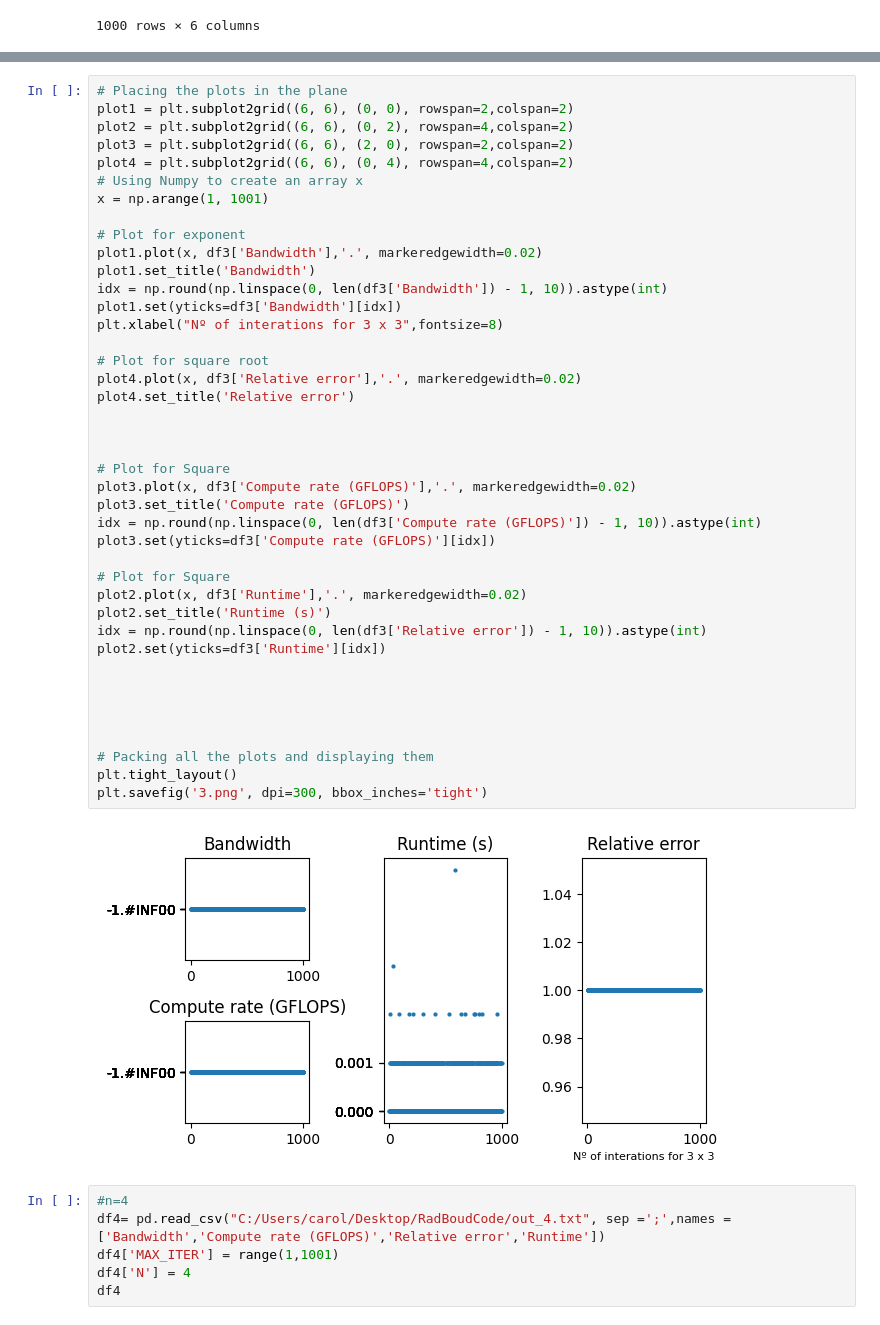
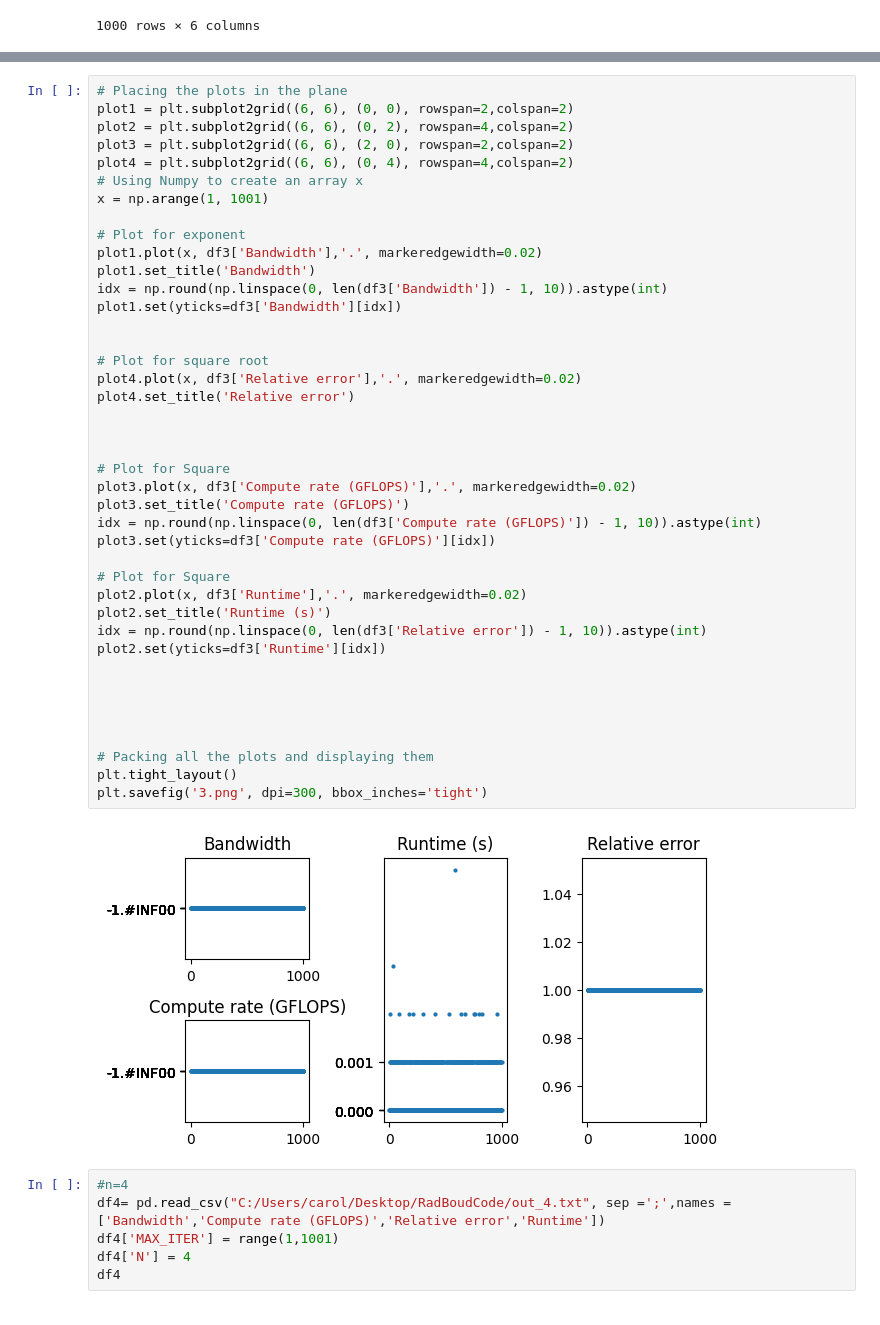
Before and after one commit to carollaurini/Sustainability-of-Scalable-AI, a Jupyter notebook: data_analysis/analysis.ipynb, the cells around one changed output, grey strips where cells are left out. Saved outputs shown, nothing was run; the diff lists cells and outputs as text.

```diff
--- a/data_analysis/analysis.ipynb
+++ b/data_analysis/analysis.ipynb
@@ -133,35 +124,35 @@ plot1.plot(x, df3['Bandwidth'],'.', markeredgewidth=0.02)
 plot1.set_title('Bandwidth')
 idx = np.round(np.linspace(0, len(df3['Bandwidth']) - 1, 10)).astype(int)
 plot1.set(yticks=df3['Bandwidth'][idx])
-plt.xlabel("Nº of interations for 3 x 3",fontsize=8)
+
 
 # Plot for square root
 plot4.plot(x, df3['Relative error'],'.', markeredgewidth=0.02)
 plot4.set_title('Relative error')
 
 
 
 # Plot for Square
 plot3.plot(x, df3['Compute rate (GFLOPS)'],'.', markeredgewidth=0.02)
 plot3.set_title('Compute rate (GFLOPS)')
 idx = np.round(np.linspace(0, len(df3['Compute rate (GFLOPS)']) - 1, 10)).astype(int)
 plot3.set(yticks=df3['Compute rate (GFLOPS)'][idx])
 
 # Plot for Square
 plot2.plot(x, df3['Runtime'],'.', markeredgewidth=0.02)
 plot2.set_title('Runtime (s)')
 idx = np.round(np.linspace(0, len(df3['Relative error']) - 1, 10)).astype(int)
 plot2.set(yticks=df3['Runtime'][idx])
 
 
 
 
 
 # Packing all the plots and displaying them
 plt.tight_layout()
 plt.savefig('3.png', dpi=300, bbox_inches='tight')
 # %% [output]
-[figure, old version]
+[figure, new version]
 # %%
 #n=4
 df4= pd.read_csv("C:/Users/carol/Desktop/RadBoudCode/out_4.txt", sep =';',names = ['Bandwidth','Compute rate (GFLOPS)','Relative error','Runtime'])
```
Also changed, not shown: parts of 25 cells of this notebook, 13 other files.
